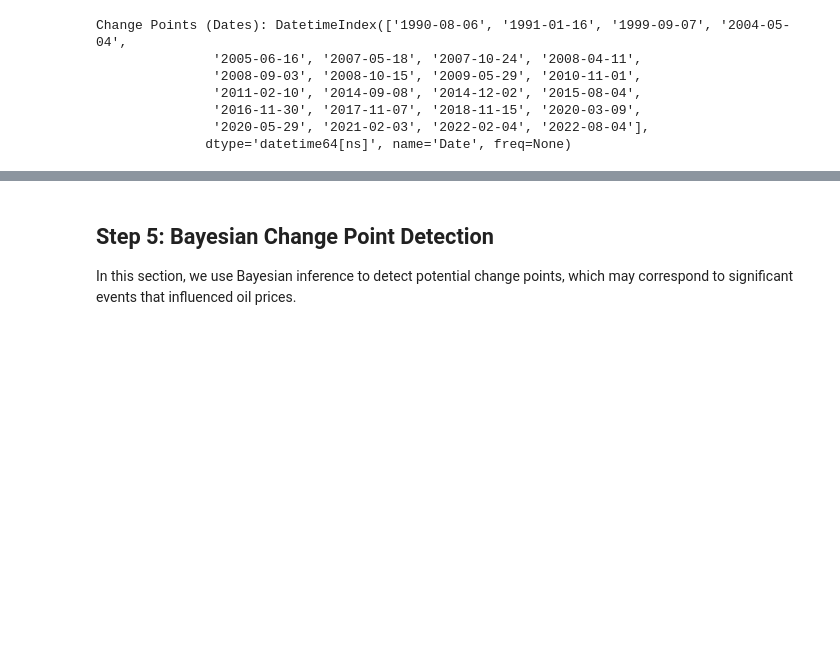
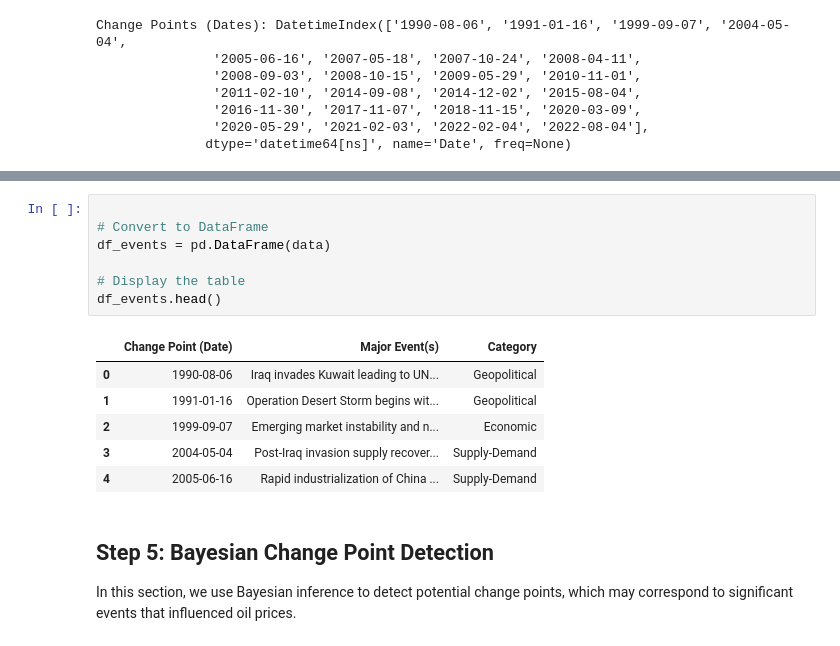
Before and after one commit to BlenSeleshi/ChangePointAnalysis, a Jupyter notebook: notebooks/brent_oil_analysis.ipynb, the cells around one changed output, grey strips where cells are left out. Drawn from its saved outputs; the diff is of its cells as text; blank space fills up the shorter version.

Commit message:
added the events that happened on the key dates

```diff
--- a/notebooks/brent_oil_analysis.ipynb
+++ b/notebooks/brent_oil_analysis.ipynb
@@ -120,3 +170,17 @@ Change Points (Dates): DatetimeIndex(['1990-08-06', '1991-01-16', '1999-09-07',
+# %%
+
+# Convert to DataFrame
+df_events = pd.DataFrame(data)
+
+# Display the table
+df_events.head()
+# %% [output]
+|  | Change Point (Date) | Major Event(s) | Category |
+| 0 | 1990-08-06 | Iraq invades Kuwait leading to UN... | Geopolitical |
+| 1 | 1991-01-16 | Operation Desert Storm begins wit... | Geopolitical |
+| 2 | 1999-09-07 | Emerging market instability and n... | Economic |
+| 3 | 2004-05-04 | Post-Iraq invasion supply recover... | Supply-Demand |
+| 4 | 2005-06-16 | Rapid industrialization of China ... | Supply-Demand |
 # %% [markdown]
 ## Step 5: Bayesian Change Point Detection
 
```
Also changed, not shown: parts of 2 cells of this notebook.
